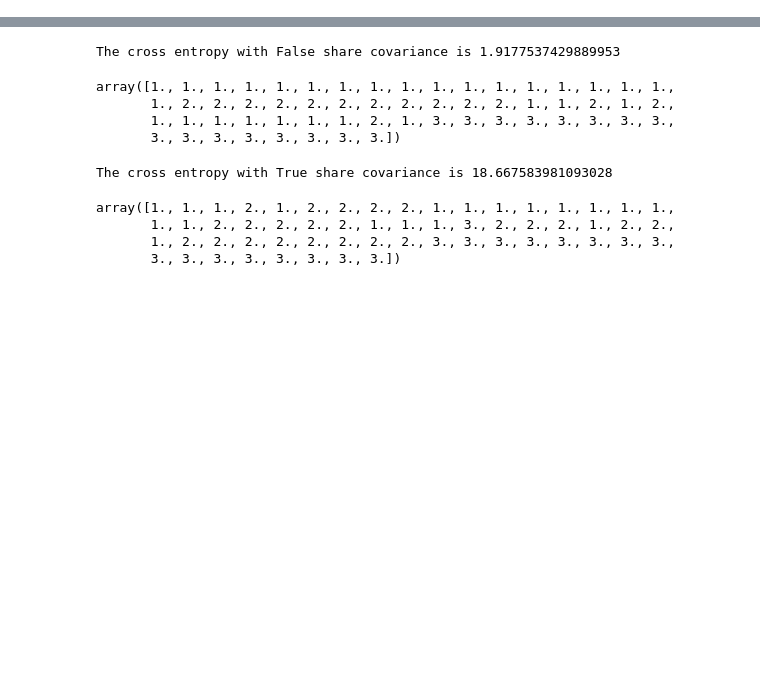
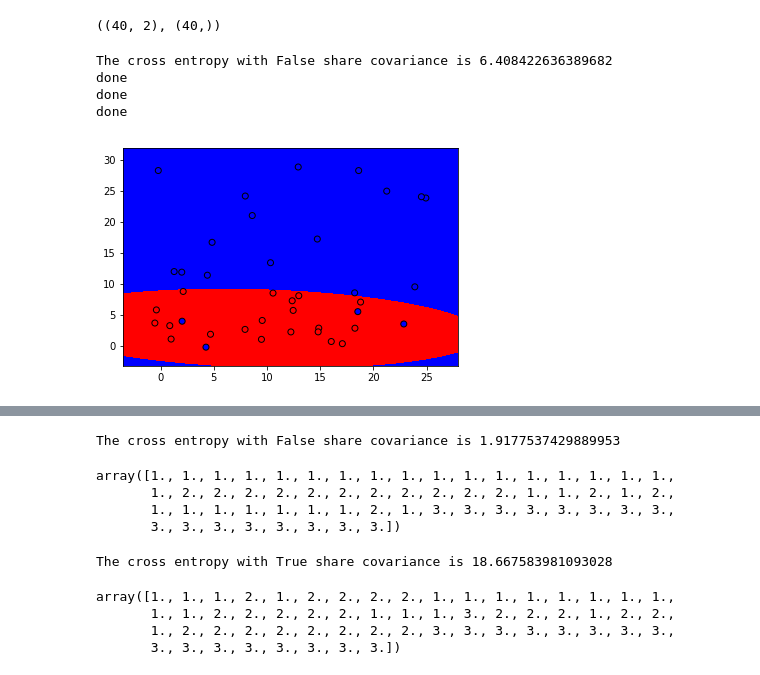
Before and after one commit to filip-michalsky/cs181-s18-homeworks, a Jupyter notebook: T2/Gaussian Trials.ipynb, the cells around one changed output, grey strips where cells are left out. Cells and saved outputs as stored; diff of their text form; code cells hidden in the pictures; blank space fills up the shorter version.

```diff
--- a/T2/Gaussian Trials.ipynb
+++ b/T2/Gaussian Trials.ipynb
@@ -124,3 +242,33 @@ data = pd.read_csv("fruit.csv")
 x = data.loc[:,'width':'height']
 #y = pd.get_dummies(data['fruit'])
 y = data['fruit'].values
+# %%
+x_rand_1 = np.random.random(size = 20)*30-1
+
+y_rand_1 = np.random.random(size = 20)*30-1
+
+x_rand_2 = np.random.random(size = 20)*20-1
+y_rand_2 = np.random.random(size = 20)*10-1
+# %%
+data_1 = np.vstack([x_rand_1,y_rand_1,np.ones(20)])
+data_2 = np.vstack([x_rand_2,y_rand_2,np.zeros(20)])
+data = np.hstack([data_1,data_2])
+# %%
+pd_data = pd.DataFrame(data.T)
+
+x_train = pd_data.iloc[:,:2]
+y_train = pd_data.iloc[:,2]
+x_train.shape,y_train.shape
+# %% [output]
+((40, 2), (40,))
+# %%
+testG = GaussianGenerativeModel(isSharedCovariance=False)
+testG.fit(x_train,y_train)
+testG.predict(x_train)
+testG.visualize("Gaussian_viz_indi_cov.png",show_charts=True)
+# %% [output]
+The cross entropy with False share covariance is 6.408422636389682
+done
+done
+done
+[figure, added]
```
Also changed, not shown: parts of 2 cells of this notebook, 21 other files.
